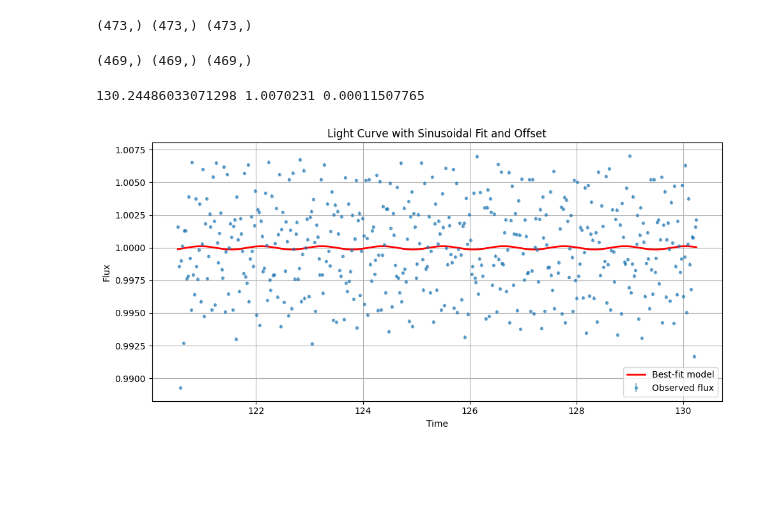
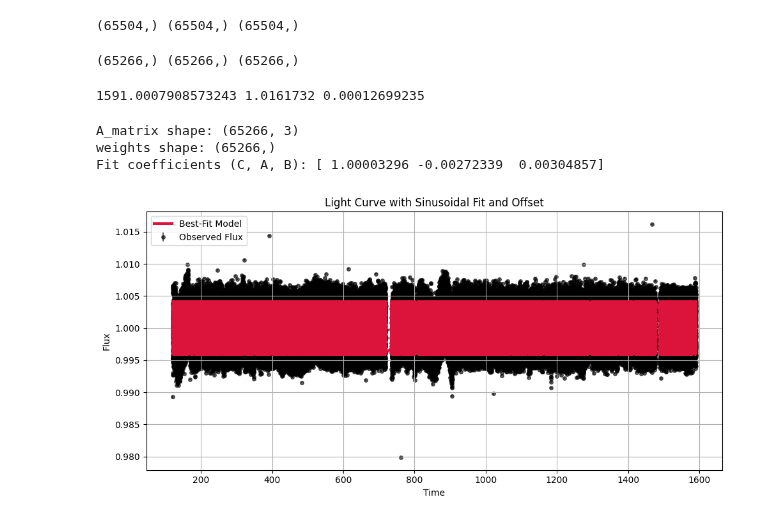
Before and after one commit to Hoggnation/cataloging_coherent_oscillators, a Jupyter notebook: Chi_Squared_Function_on_KIC_7917485.ipynb, the cells around one changed output. Drawn from its saved outputs; the diff is of its cells as text; code cells hidden in the pictures; blank space fills up the shorter version.

Commit message:
Chi_Squared with updated frequency function

```diff
--- a/Chi_Squared_Function_on_KIC_7917485.ipynb
+++ b/Chi_Squared_Function_on_KIC_7917485.ipynb
@@ -82,0 +43,5 @@ plt.show()
+# %%
+#this is cutting off at a low frequency, could be higher freq
+sampling_rate_days= np.median(np.diff(lc.time.value))
+f_max = 0.5*(1 / (sampling_rate_days))
+print(f_max)
@@ -82,0 +50,3 @@ plt.show()
+# %%
+f_min = delta_f/3
+frequency_grid = np.arange(f_min, f_max, f_min)/(u.day)
@@ -83,6 +75,6 @@ plt.show()
 # %%
 #trying to create periodograms of spacing f_min
-frequency_grid = np.arange(f_min_no_units, f_max_no_units, f_min_no_units) #spacing with increments of f_min, starting with f_min_no_units to avoid di
+frequency_grid = np.arange(f_min, f_max, f_min)/(u.day) #spacing with increments of f_min, starting with f_min_no_units to avoid di
 
 #create periodogram only to get values in order to remove units
 pg_spacing_fmin = lc.to_periodogram(
@@ -91,13 +83,13 @@ pg_spacing_fmin = lc.to_periodogram(
     frequency=frequency_grid  # Unitless frequency grid
 )
 
-freq_values = np.array(pg_spacing_fmin.frequency.value)  # Remove units
-power_values = np.array(pg_spacing_fmin.power.value)  # Remove units
+freq_values = pg_spacing_fmin.frequency.to(1/u.day).value  # Remove units
+power_values = pg_spacing_fmin.power.value  # Remove units
 
 plt.close('all')
 
 plt.figure(figsize=(8, 4))
-plt.plot(freq_values, power_values, 'k-', lw=0.8)
+plt.plot(freq_values, power_values, 'k.', lw=0.8)
 plt.xlabel("Frequency")
 plt.ylabel("Power")
 plt.title("Lomb-Scargle Periodogram")
@@ -302 +284,4 @@ NameError: name 'KIC_7917485' is not defined
+# %%
+search_result = lk.search_lightcurve('KIC 7917485', mission='Kepler')
+lc_collection = search_result.download_all()
 # %%
@@ -328,7 +324,7 @@ nu = new_freqs[max_power_index]
 # %%
 print(t.shape, flux.shape, sigma.shape)
 # %% [output]
-(473,) (473,) (473,)
+(65504,) (65504,) (65504,)
 # %%
 # Masking the arrays to ensure all arrays are the same length(had error due to unmatched data lengths)
 t_clean = np.ma.filled(t, np.nan)
@@ -341,11 +337,10 @@ t_fit = t_clean[mask]
 flux_fit = flux_clean[mask]
 sigma_fit = sigma_clean[mask]
 # %%
-
 print(t_fit.shape, flux_fit.shape, sigma_fit.shape)
 # %% [output]
-(469,) (469,) (469,)
+(65266,) (65266,) (65266,)
 # %%
 print(t_fit.max(), flux_fit.max(), sigma_fit.max())
 # %% [output]
-130.24486033071298 1.0070231 0.00011507765
+1591.0007908573243 1.0161732 0.00012699235
@@ -375,16 +347,58 @@ model_flux = A_matrix @ g
+# %%
+import numpy as np
+
+omega = 2 * np.pi * nu
+
+# Design matrix
+A_matrix = np.vstack([
+    np.ones_like(t_fit),
+    np.cos(omega * t_fit),
+    np.sin(omega * t_fit)
+]).T
+
+# Weights
+weights = 1 / sigma_fit**2
+
+# Debug shapes
+print("A_matrix shape:", A_matrix.shape)
+print("weights shape:", weights.shape)
+
+# Weighted least squares
+ATA = A_matrix.T @ (A_matrix * weights[:, np.newaxis])
+ATy = A_matrix.T @ (flux_fit * weights)
+
+try:
+    g = np.linalg.solve(ATA, ATy)
+    model_flux = A_matrix @ g
+    print("Fit coefficients (C, A, B):", g)
+except np.linalg.LinAlgError as e:
+    print("Matrix inversion failed:", e)
+# %% [output]
+A_matrix shape: (65266, 3)
+weights shape: (65266,)
+Fit coefficients (C, A, B): [ 1.00003296 -0.00272339  0.00304857]
 # %%
 plt.figure(figsize=(10, 5))
-plt.errorbar(t_fit, flux_fit, yerr=sigma_fit, fmt='.', label='Observed flux', alpha=0.5)
-plt.plot(t_fit, model_flux, color='red', label='Best-fit model', linewidth=2)
 
+# Plot observed flux (data)
+plt.errorbar(
+    t_fit, flux_fit, yerr=sigma_fit, fmt='o',
+    label='Observed Flux', alpha=0.6, color='black', markersize=4, zorder=1
+)
+
+# Plot best-fit model (bold and on top)
+plt.plot(
+    t_fit, model_flux, color='crimson',
+    label='Best-Fit Model', linewidth=3, zorder=2
+)
+
+# Labels and styling
 plt.xlabel('Time')
 plt.ylabel('Flux')
 plt.title('Light Curve with Sinusoidal Fit and Offset')
 plt.legend()
 plt.grid(True)
 plt.tight_layout()
 plt.show()
-
-# Amplitude of model seems off
 # %% [output]
-[figure, old version]
+[figure, new version]
```
Also changed, not shown: parts of 17 cells of this notebook.
